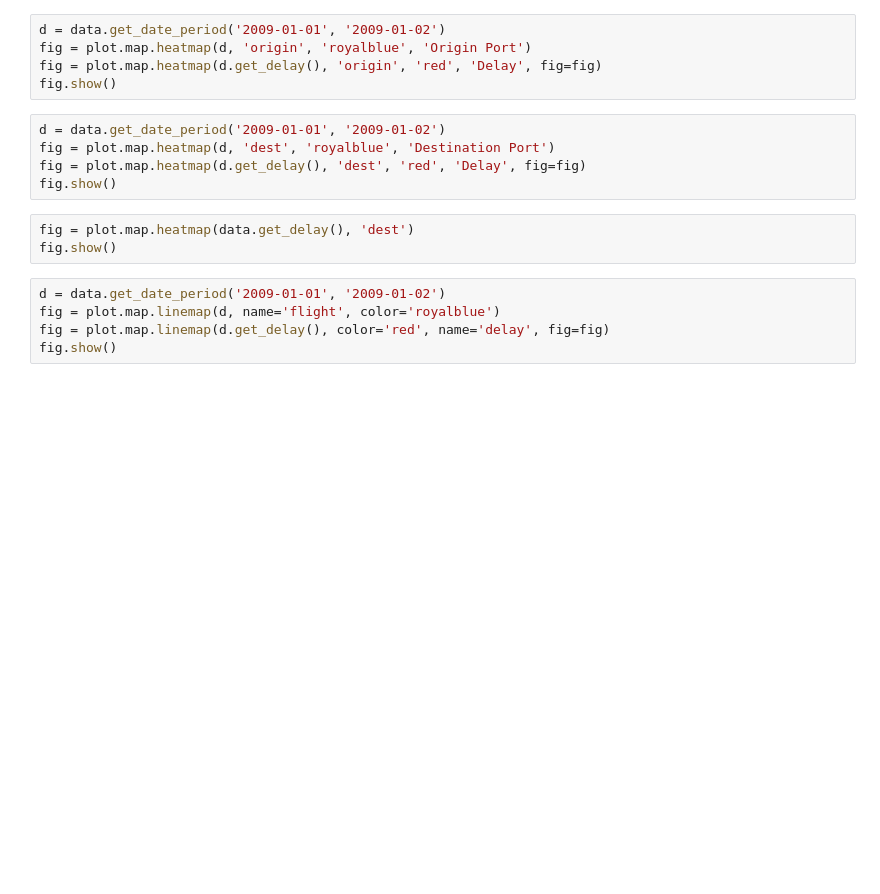
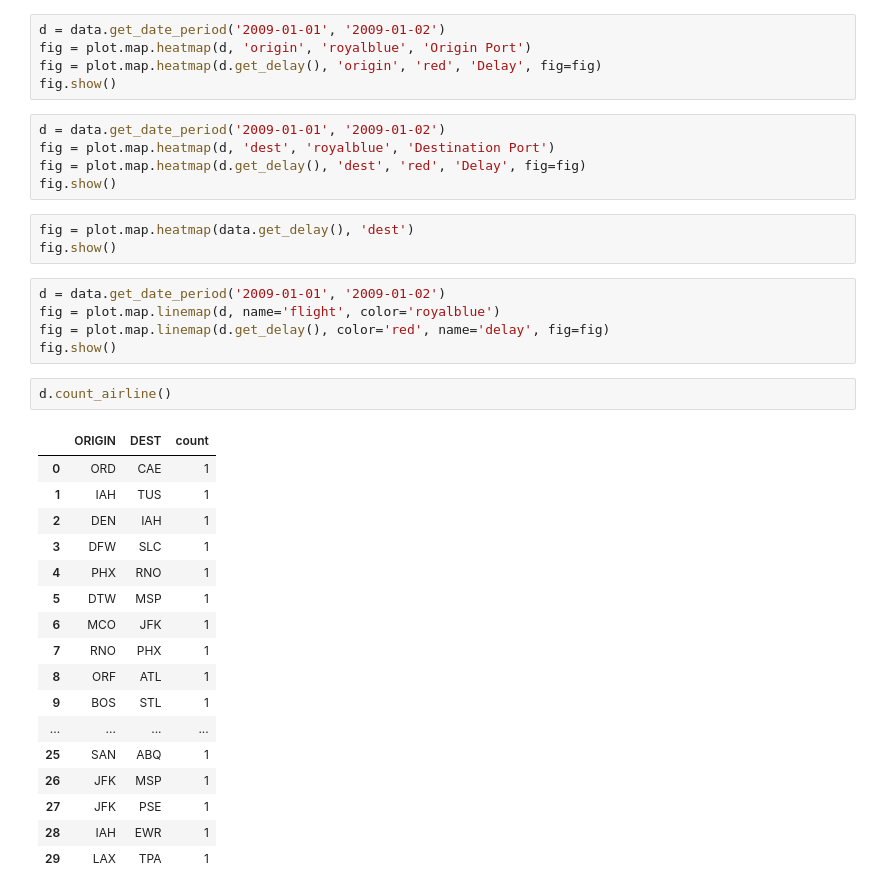
Before and after one commit to UNNC-BD-Group/Flight-Foresight, a Jupyter notebook: app/00_analysis.ipynb, the cells around one changed output. Cells and saved outputs as stored; diff of their text form; blank space fills up the shorter version.

```diff
--- a/app/00_analysis.ipynb
+++ b/app/00_analysis.ipynb
@@ -38,3 +36,23 @@ d = data.get_date_period('2009-01-01', '2009-01-02')
 fig = plot.map.linemap(d, name='flight', color='royalblue')
 fig = plot.map.linemap(d.get_delay(), color='red', name='delay', fig=fig)
 fig.show()
+# %%
+d.count_airline()
+# %% [output]
+|  | ORIGIN | DEST | count |
+| 0 | ORD | CAE | 1 |
+| 1 | IAH | TUS | 1 |
+| 2 | DEN | IAH | 1 |
+| 3 | DFW | SLC | 1 |
+| 4 | PHX | RNO | 1 |
+| 5 | DTW | MSP | 1 |
+| 6 | MCO | JFK | 1 |
+| 7 | RNO | PHX | 1 |
+| 8 | ORF | ATL | 1 |
+| 9 | BOS | STL | 1 |
+| ... | ... | ... | ... |
+| 25 | SAN | ABQ | 1 |
+| 26 | JFK | MSP | 1 |
+| 27 | JFK | PSE | 1 |
+| 28 | IAH | EWR | 1 |
+| 29 | LAX | TPA | 1 |
```
Also changed, not shown: parts of 2 cells of this notebook, 15 other files.
